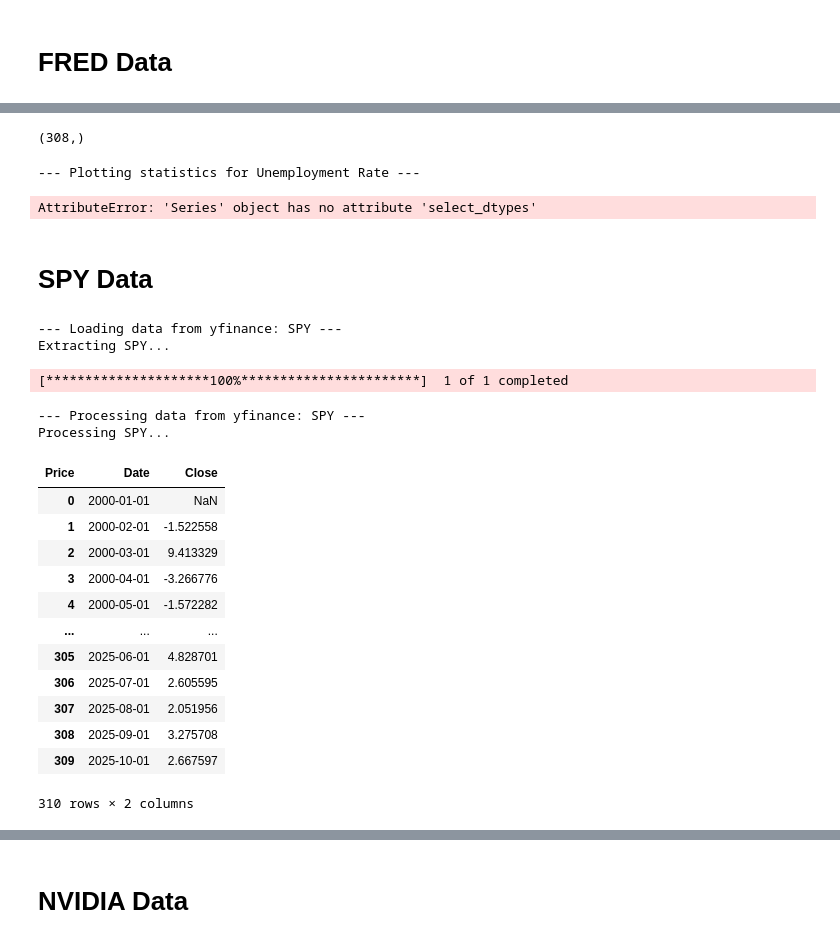
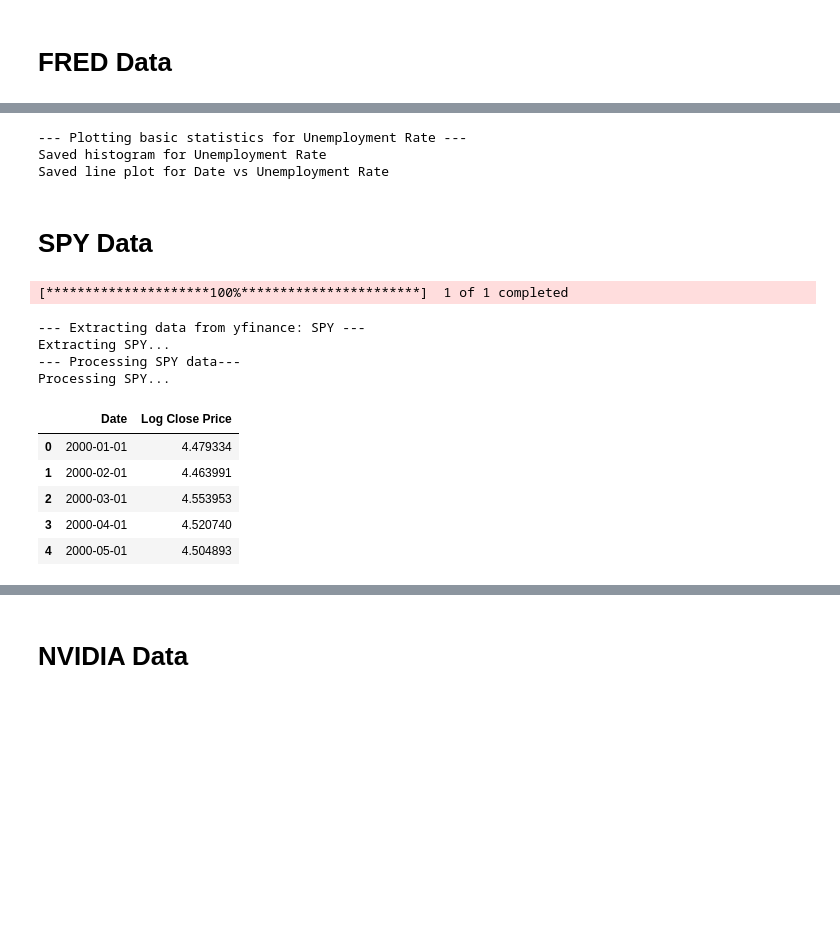
Before and after one commit to bwhong/bwhong-dsci510_fall2025_final_project, a Jupyter notebook: src/results.ipynb, the cells around one changed output, grey strips where cells are left out. Drawn from its saved outputs; the diff is of its cells as text; code cells hidden in the pictures; blank space fills up the shorter version.

```diff
--- a/src/results.ipynb
+++ b/src/results.ipynb
@@ -36,33 +29,24 @@ Processing Unemployment Rate
-# %%
-fred_data.shape
-# %% [output]
-(308,)
 # %%
-plot_statistics(fred_data, 'Unemployment Rate')
+plot_statistics(fred_processed_data, 'Unemployment Rate', color = '#555555', result_dir= RESULTS_DIR)
 # %% [output]
---- Plotting statistics for Unemployment Rate ---
+--- Plotting basic statistics for Unemployment Rate ---
+Saved histogram for Unemployment Rate
+Saved line plot for Date vs Unemployment Rate
-AttributeError: 'Series' object has no attribute 'select_dtypes'
 # %% [markdown]
 # SPY Data
 # %%
-spy_data = get_stock_data(SPY_DATASET, '2000-01-01', '2025-11-01', '1mo', True)
-process_stock_data(spy_data, 'SPY')
+spy_raw_data = get_stock_data(SPY_DATASET, '2000-01-01', '2025-9-01', '1mo', True)
+spy_processed_data  = process_stock_data(spy_raw_data, 'SPY')
+spy_processed_data.head()
 # %% [output]
---- Loading data from yfinance: SPY ---
-Extracting SPY...
+[*********************100%***********************]  1 of 1 completed
-[*********************100%***********************]  1 of 1 completed
+--- Extracting data from yfinance: SPY ---
+Extracting SPY...
+--- Processing SPY data---
+Processing SPY...
---- Processing data from yfinance: SPY ---
-Processing SPY...
-| Price | Date | Close |
-| 0 | 2000-01-01 | NaN |
-| 1 | 2000-02-01 | -1.522558 |
-| 2 | 2000-03-01 | 9.413329 |
-| 3 | 2000-04-01 | -3.266776 |
-| 4 | 2000-05-01 | -1.572282 |
-| ... | ... | ... |
-| 305 | 2025-06-01 | 4.828701 |
-| 306 | 2025-07-01 | 2.605595 |
-| 307 | 2025-08-01 | 2.051956 |
-| 308 | 2025-09-01 | 3.275708 |
-| 309 | 2025-10-01 | 2.667597 |
+|  | Date | Log Close Price |
+| 0 | 2000-01-01 | 4.479334 |
+| 1 | 2000-02-01 | 4.463991 |
+| 2 | 2000-03-01 | 4.553953 |
+| 3 | 2000-04-01 | 4.520740 |
+| 4 | 2000-05-01 | 4.504893 |
-310 rows × 2 columns
```
Also changed, not shown: parts of 16 cells of this notebook, 1 other file.
